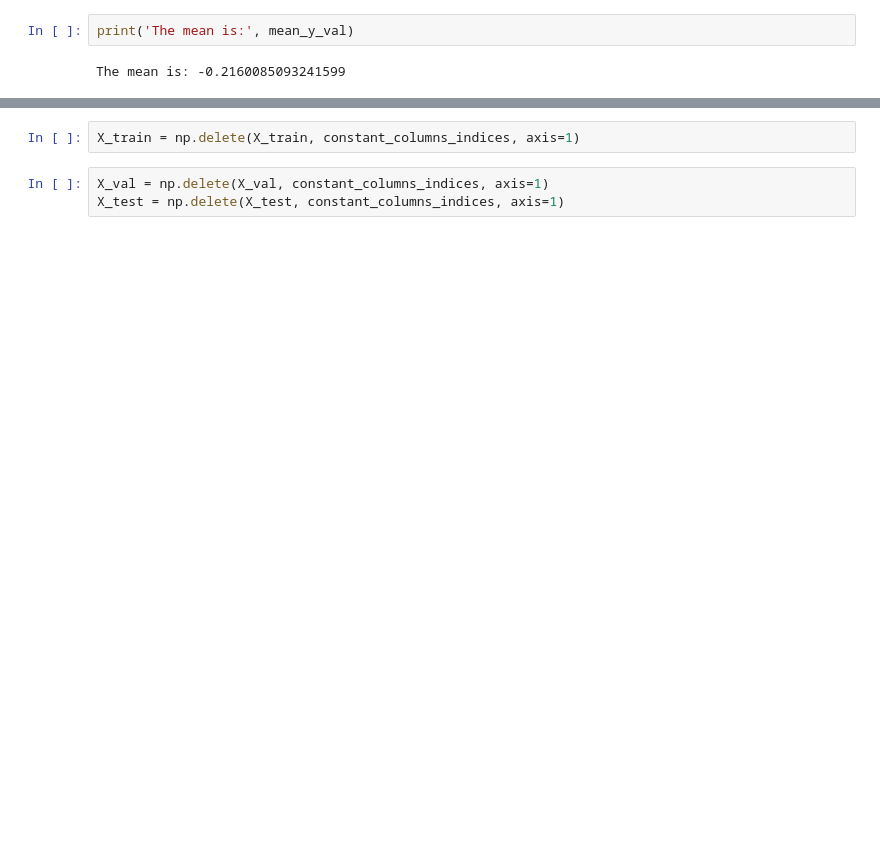
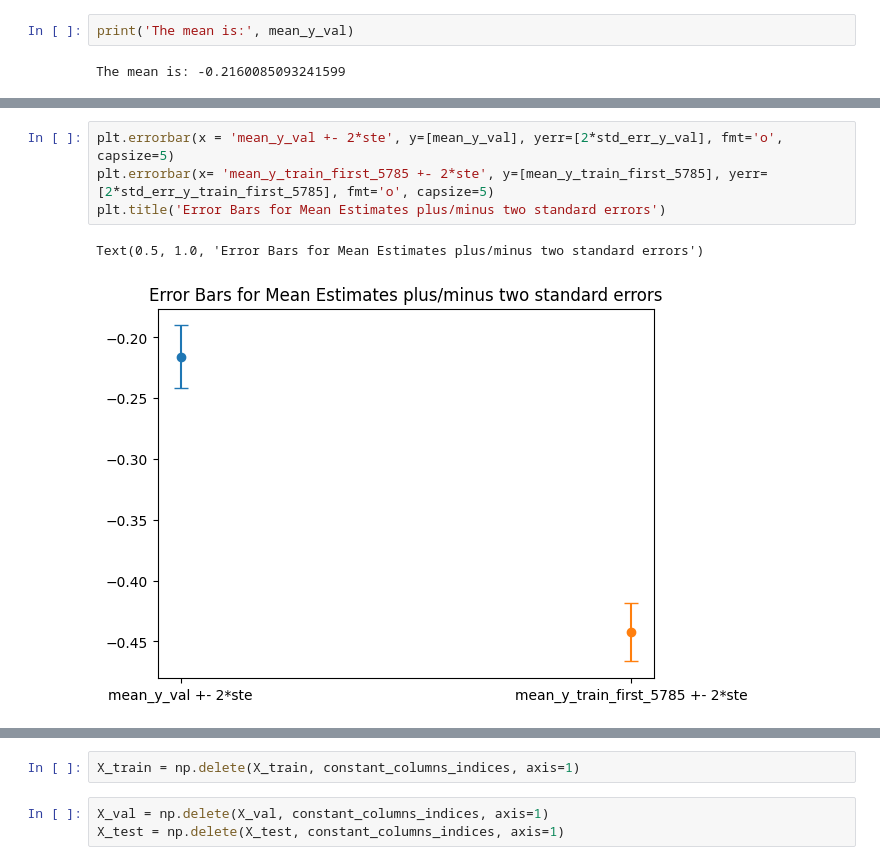
Before and after one commit to fionnwhelan/MLPR_CW_2, a Jupyter notebook: main.ipynb, the cells around one changed output, grey strips where cells are left out. Drawn from its saved outputs; the diff is of its cells as text; blank space fills up the shorter version.

```diff
--- a/main.ipynb
+++ b/main.ipynb
@@ -51,0 +56,7 @@ plt.show()
+# %%
+plt.errorbar(x = 'mean_y_val +- 2*ste', y=[mean_y_val], yerr=[2*std_err_y_val], fmt='o', capsize=5)
+plt.errorbar(x= 'mean_y_train_first_5785 +- 2*ste', y=[mean_y_train_first_5785], yerr=[2*std_err_y_train_first_5785], fmt='o', capsize=5)
+plt.title('Error Bars for Mean Estimates plus/minus two standard errors')
+# %% [output]
+Text(0.5, 1.0, 'Error Bars for Mean Estimates plus/minus two standard errors')
+[figure, added]
```
Also changed, not shown: parts of 74 cells of this notebook.
